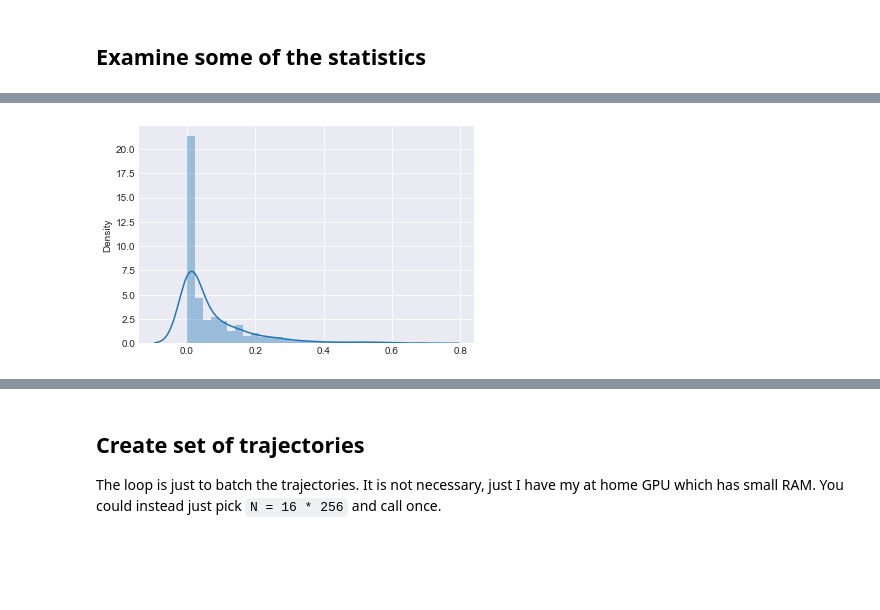
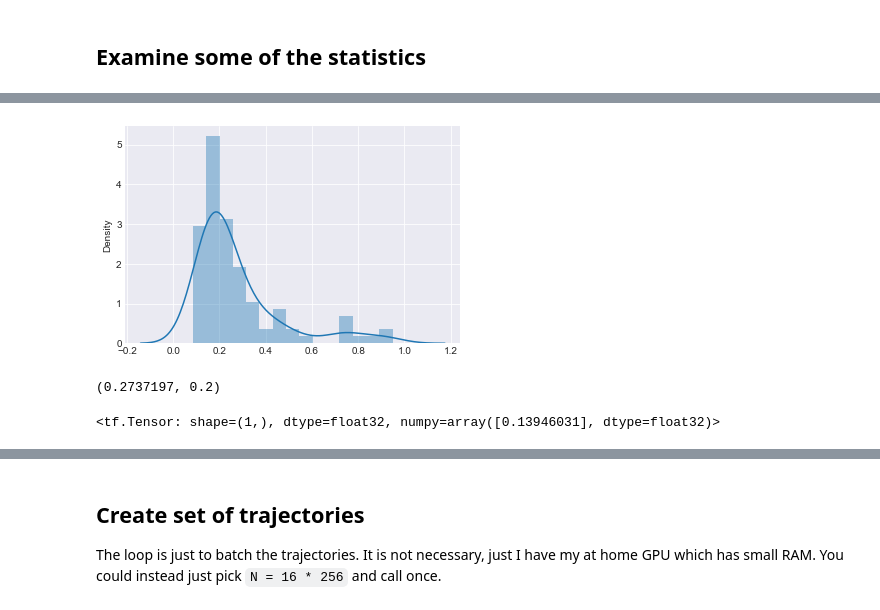
Before and after one commit to ur-whitelab/py0, a Jupyter notebook: examples/Metapop.ipynb, the cells around one changed output, grey strips where cells are left out. Drawn from its saved outputs; the diff is of its cells as text; code cells hidden in the pictures; blank space fills up the shorter version.

```diff
--- a/examples/Metapop.ipynb
+++ b/examples/Metapop.ipynb
@@ -28,8 +31,8 @@ compartments = ['E', 'A', 'I', 'R']
 infections_compartments = [1,2]
 C = len(compartments)
 tmat = maxentep.TransitionMatrix(compartments, [1,2])
-tmat.add_transition('E', 'A', 5)
-tmat.add_transition('A', 'I', 3)
-tmat.add_transition('I', 'R', 14)
+tmat.add_transition('E', 'A', 5, 3)
+tmat.add_transition('A', 'I', 3, 3)
+tmat.add_transition('I', 'R', 14, 5)
 print(tmat.value)
 np.sum(tmat.value, axis=1)
@@ -36,11 +45,10 @@ np.sum(tmat.value, axis=1)
 # %%
-# starting fractions means
-start = np.zeros((M, C))
-start[:,compartments.index('I')] = 0.1
+# starting fractions probabilities
+start = np.zeros((M,)) - 10 #anywhere
+start[0] = 5. # but likely 0
 # %% [markdown]
 ## Make starting joint
 # %%
-param_model = maxentep.parameter_joint(start, R, tmat.value, 0.2, name='unbiased')
-param_joint = param_model(tf.constant([1.]))
+param_model = maxentep.ParameterJoint(start, R, tmat, name='unbiased')
 # %% [markdown]
 ## Examine some of the statistics
@@ -59,8 +55,18 @@ array([[[9.6155310e-01, 3.8446918e-02, 1.3896341e-39, 1.3896341e-39],
+# %%
+v = param_model.sample(100)
 # %%
-x = param_joint[1].sample(500)[:,compartments.index('I'), compartments.index('R')].numpy()
+x = v[1][:,compartments.index('E'), compartments.index('A')].numpy()
 sns.distplot(x=x)
 plt.show()
 # %% [output]
-[figure, old version]
+[figure, new version]
+# %%
+np.mean(v[1][:, 0, 1]), 1/5
+# %% [output]
+(0.2737197, 0.2)
+# %%
+v[3][4]
+# %% [output]
+<tf.Tensor: shape=(1,), dtype=float32, numpy=array([0.13946031], dtype=float32)>
 # %%
 # check transition matrix is valud
```
Also changed, not shown: parts of 14 cells of this notebook, 7 other files.
